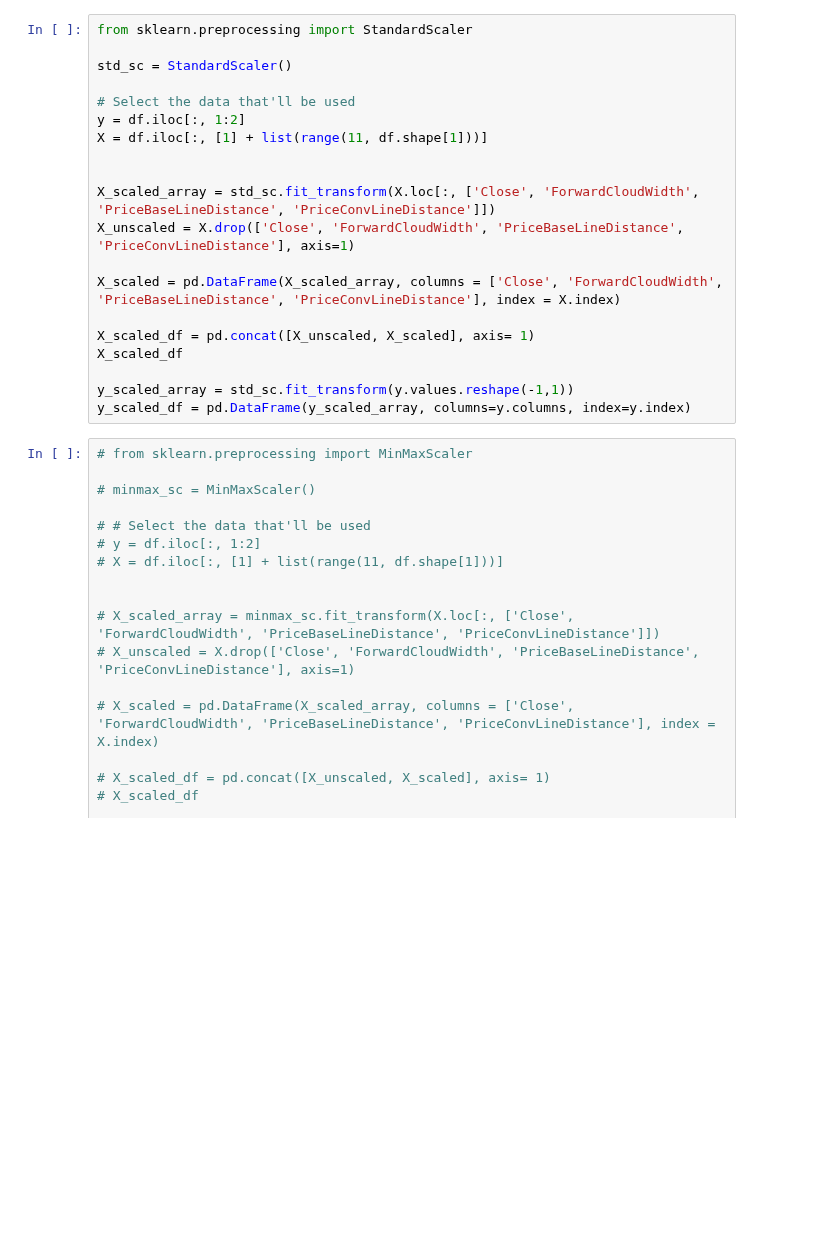
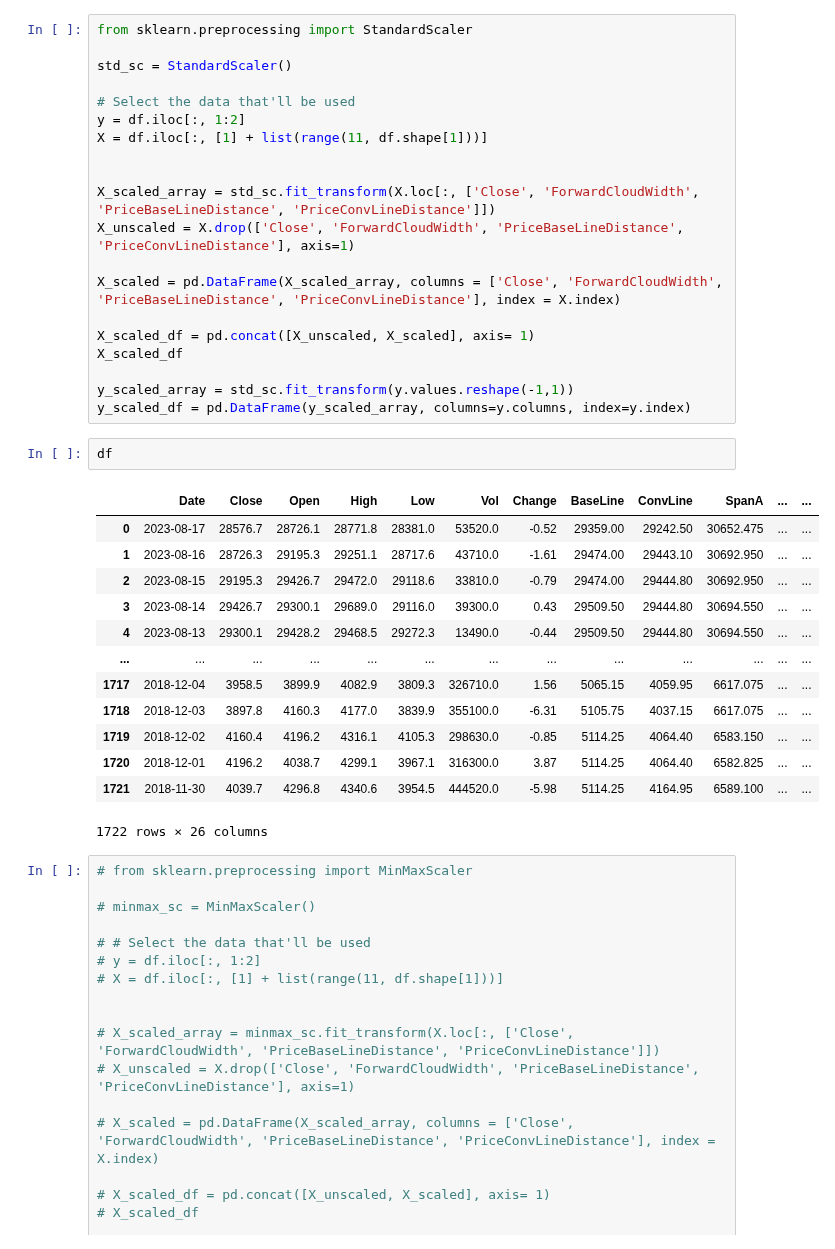
Before and after one commit to anilergan/AISMTB, a Jupyter notebook: btc_daily_chart_regression_v2.ipynb, the cells around one changed output. Cells and saved outputs as stored; diff of their text form; blank space fills up the shorter version.

```diff
--- a/btc_daily_chart_regression_v2.ipynb
+++ b/btc_daily_chart_regression_v2.ipynb
@@ -215,6 +215,22 @@ X_scaled_df
 
 y_scaled_array = std_sc.fit_transform(y.values.reshape(-1,1))
 y_scaled_df = pd.DataFrame(y_scaled_array, columns=y.columns, index=y.index)
+# %%
+df
+# %% [output]
+|  | Date | Close | Open | High | Low | Vol | Change | BaseLine | ConvLine | SpanA | ... | ... |
+| 0 | 2023-08-17 | 28576.7 | 28726.1 | 28771.8 | 28381.0 | 53520.0 | -0.52 | 29359.00 | 29242.50 | 30652.475 | ... | ... |
+| 1 | 2023-08-16 | 28726.3 | 29195.3 | 29251.1 | 28717.6 | 43710.0 | -1.61 | 29474.00 | 29443.10 | 30692.950 | ... | ... |
+| 2 | 2023-08-15 | 29195.3 | 29426.7 | 29472.0 | 29118.6 | 33810.0 | -0.79 | 29474.00 | 29444.80 | 30692.950 | ... | ... |
+| 3 | 2023-08-14 | 29426.7 | 29300.1 | 29689.0 | 29116.0 | 39300.0 | 0.43 | 29509.50 | 29444.80 | 30694.550 | ... | ... |
+| 4 | 2023-08-13 | 29300.1 | 29428.2 | 29468.5 | 29272.3 | 13490.0 | -0.44 | 29509.50 | 29444.80 | 30694.550 | ... | ... |
+| ... | ... | ... | ... | ... | ... | ... | ... | ... | ... | ... | ... | ... |
+| 1717 | 2018-12-04 | 3958.5 | 3899.9 | 4082.9 | 3809.3 | 326710.0 | 1.56 | 5065.15 | 4059.95 | 6617.075 | ... | ... |
+| 1718 | 2018-12-03 | 3897.8 | 4160.3 | 4177.0 | 3839.9 | 355100.0 | -6.31 | 5105.75 | 4037.15 | 6617.075 | ... | ... |
+| 1719 | 2018-12-02 | 4160.4 | 4196.2 | 4316.1 | 4105.3 | 298630.0 | -0.85 | 5114.25 | 4064.40 | 6583.150 | ... | ... |
+| 1720 | 2018-12-01 | 4196.2 | 4038.7 | 4299.1 | 3967.1 | 316300.0 | 3.87 | 5114.25 | 4064.40 | 6582.825 | ... | ... |
+| 1721 | 2018-11-30 | 4039.7 | 4296.8 | 4340.6 | 3954.5 | 444520.0 | -5.98 | 5114.25 | 4164.95 | 6589.100 | ... | ... |
+1722 rows × 26 columns
 # %%
 # from sklearn.preprocessing import MinMaxScaler
 
```
